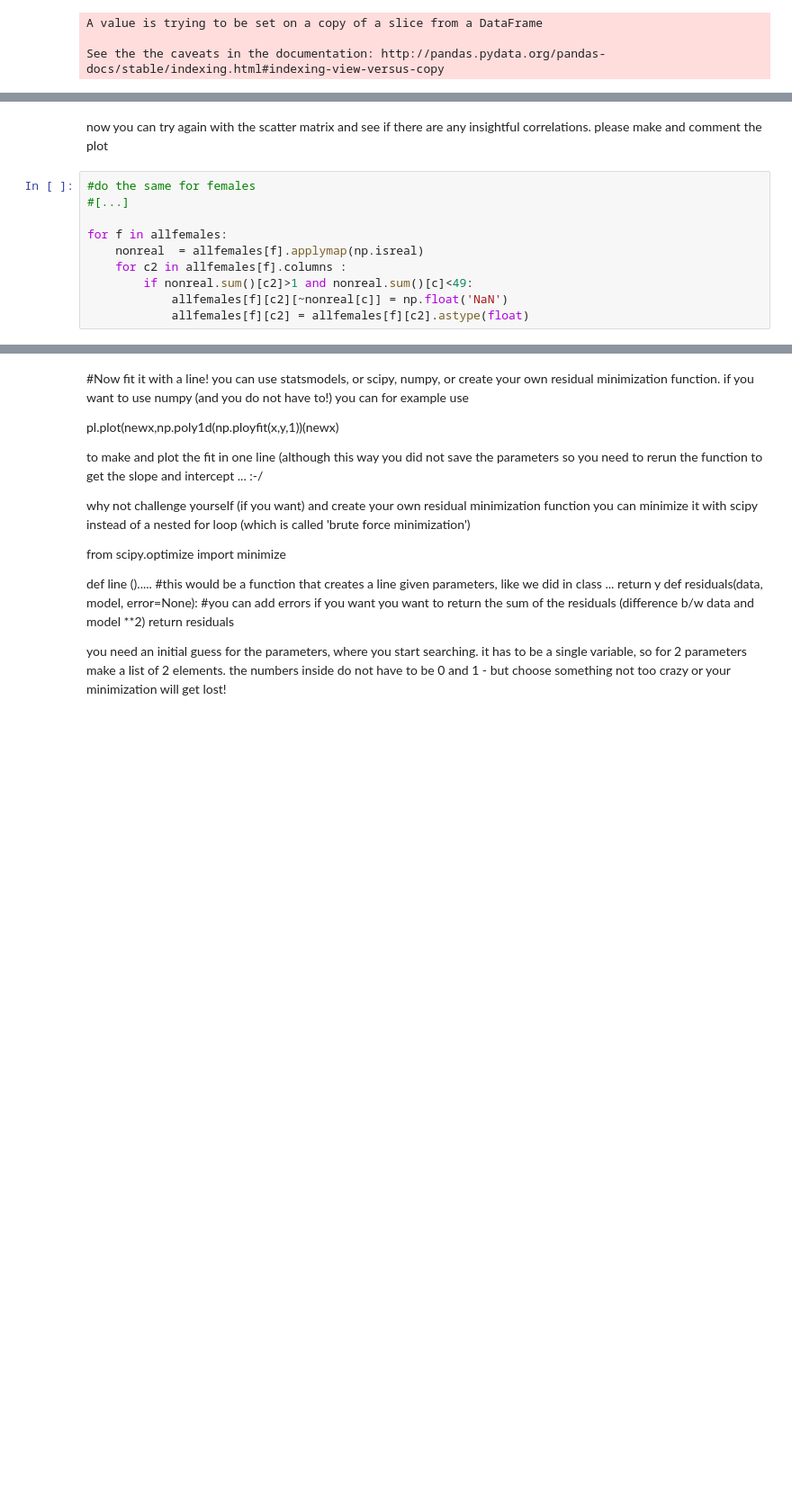
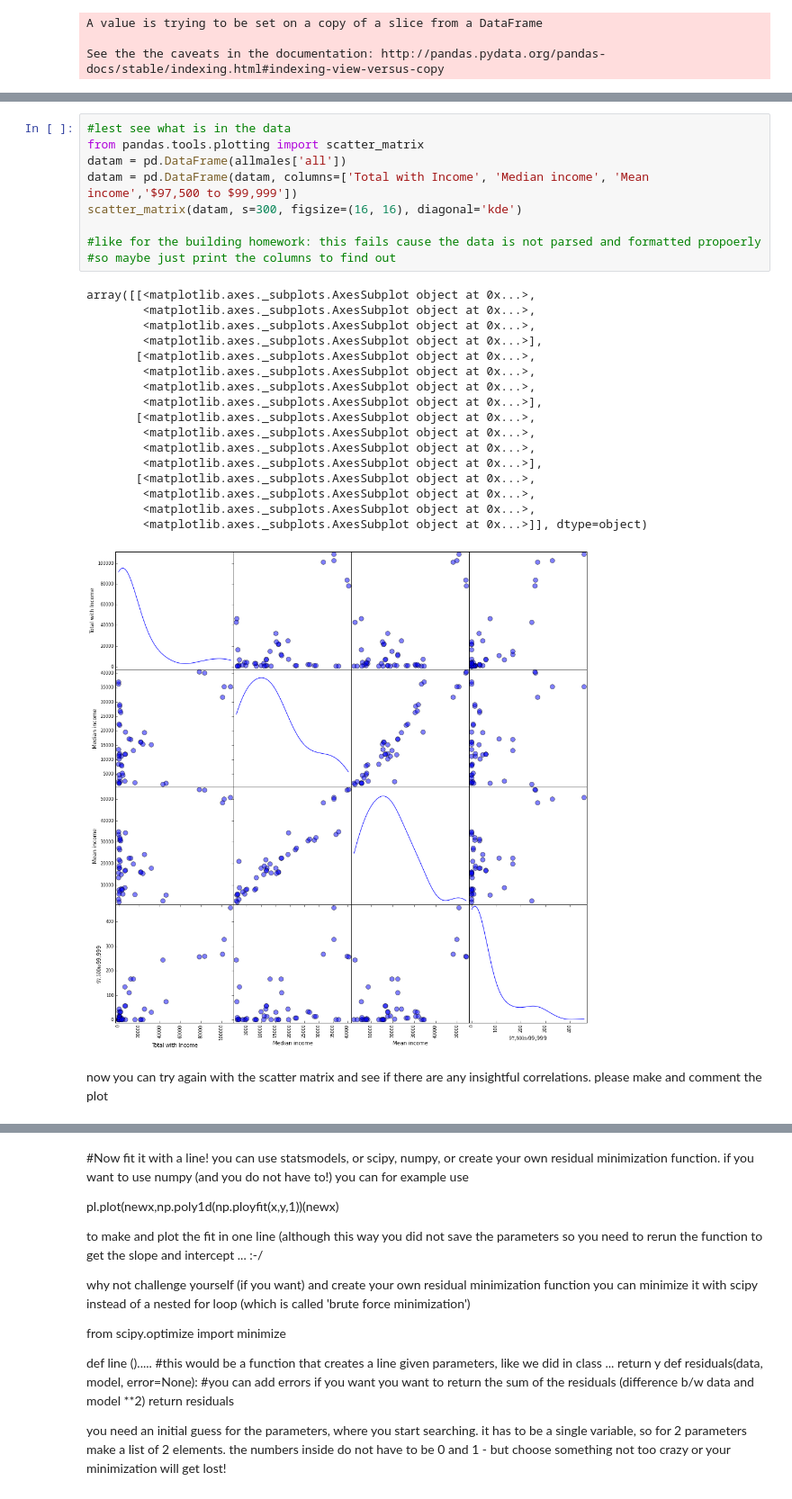
Before and after one commit to livenlulu/PUI2015_lkang, a Jupyter notebook: HW5/income_by_gender-instructions.ipynb, the cells around one changed output, grey strips where cells are left out. Shown at 90% size. Saved outputs shown, nothing was run; the diff lists cells and outputs as text; blank space fills up the shorter version.

```diff
--- a/HW5/income_by_gender-instructions.ipynb
+++ b/HW5/income_by_gender-instructions.ipynb
@@ -82,16 +110,33 @@ See the the caveats in the documentation: http://pandas.pydata.org/pandas-docs/s
+# %%
+#lest see what is in the data
+from pandas.tools.plotting import scatter_matrix
+datam = pd.DataFrame(allmales['all'])
+datam = pd.DataFrame(datam, columns=['Total with Income', 'Median income', 'Mean income','$97,500 to $99,999'])
+scatter_matrix(datam, s=300, figsize=(16, 16), diagonal='kde')
+
+#like for the building homework: this fails cause the data is not parsed and formatted propoerly
+#so maybe just print the columns to find out
+# %% [output]
+array([[<matplotlib.axes._subplots.AxesSubplot object at 0x...>,
+        <matplotlib.axes._subplots.AxesSubplot object at 0x...>,
+        <matplotlib.axes._subplots.AxesSubplot object at 0x...>,
+        <matplotlib.axes._subplots.AxesSubplot object at 0x...>],
+       [<matplotlib.axes._subplots.AxesSubplot object at 0x...>,
+        <matplotlib.axes._subplots.AxesSubplot object at 0x...>,
+        <matplotlib.axes._subplots.AxesSubplot object at 0x...>,
+        <matplotlib.axes._subplots.AxesSubplot object at 0x...>],
+       [<matplotlib.axes._subplots.AxesSubplot object at 0x...>,
+        <matplotlib.axes._subplots.AxesSubplot object at 0x...>,
+        <matplotlib.axes._subplots.AxesSubplot object at 0x...>,
+        <matplotlib.axes._subplots.AxesSubplot object at 0x...>],
+       [<matplotlib.axes._subplots.AxesSubplot object at 0x...>,
+        <matplotlib.axes._subplots.AxesSubplot object at 0x...>,
+        <matplotlib.axes._subplots.AxesSubplot object at 0x...>,
+        <matplotlib.axes._subplots.AxesSubplot object at 0x...>]], dtype=object)
+[figure, added]
 # %% [markdown]
 now you can try again with the scatter matrix and see if there are any insightful correlations.
 please  make and comment the plot
-# %%
-#do the same for females
-#[...]
-
-for f in allfemales:
-    nonreal  = allfemales[f].applymap(np.isreal)
-    for c2 in allfemales[f].columns :
-        if nonreal.sum()[c2]>1 and nonreal.sum()[c]<49:
-            allfemales[f][c2][~nonreal[c]] = np.float('NaN')
-            allfemales[f][c2] = allfemales[f][c2].astype(float)
 # %% [markdown]
 ##to see how the male and female income relate to each other plot the Total Median Income (from any source of revenue) of females vs the Total Median Income of males by race (one data point per race)
 
```
Also changed, not shown: parts of 30 cells of this notebook.
